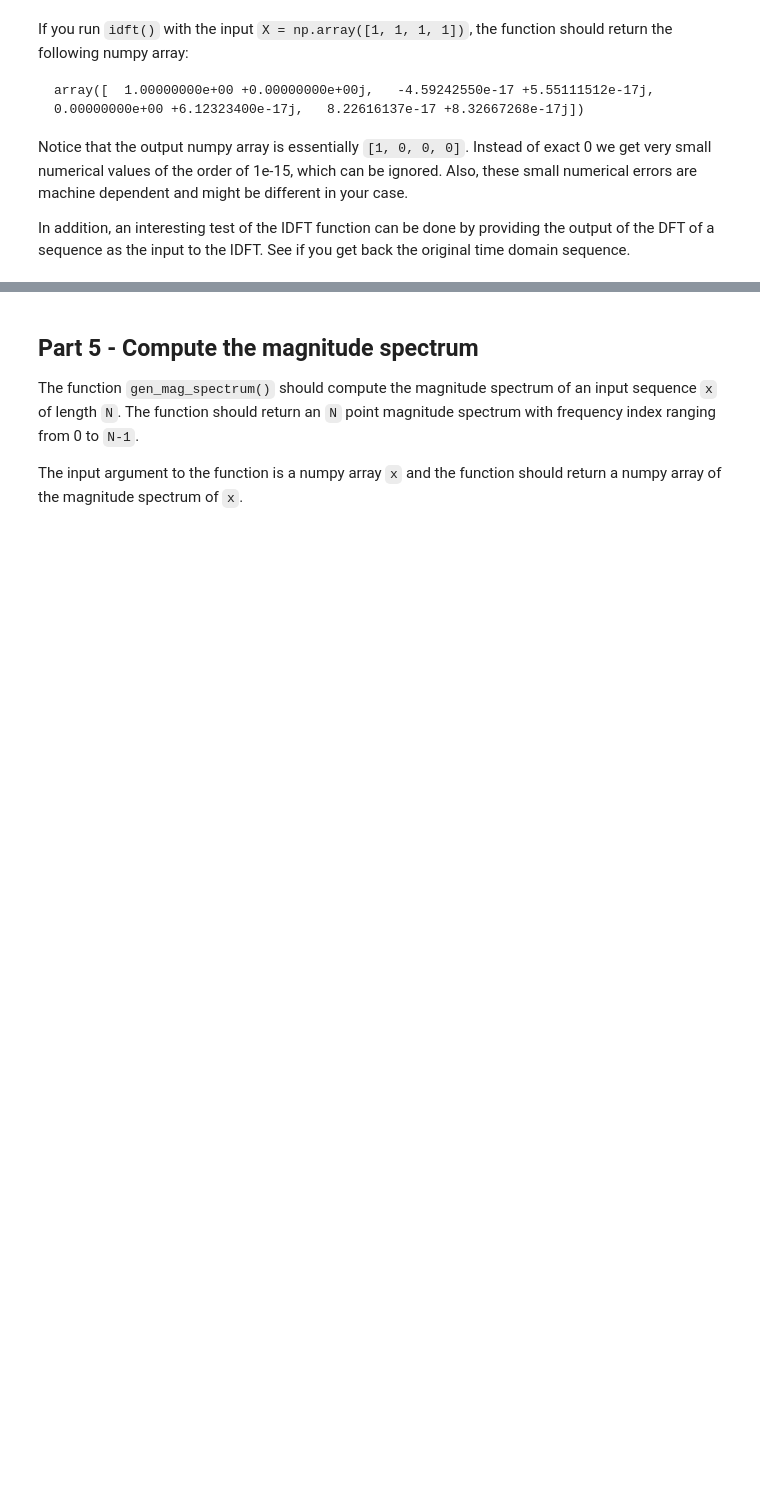
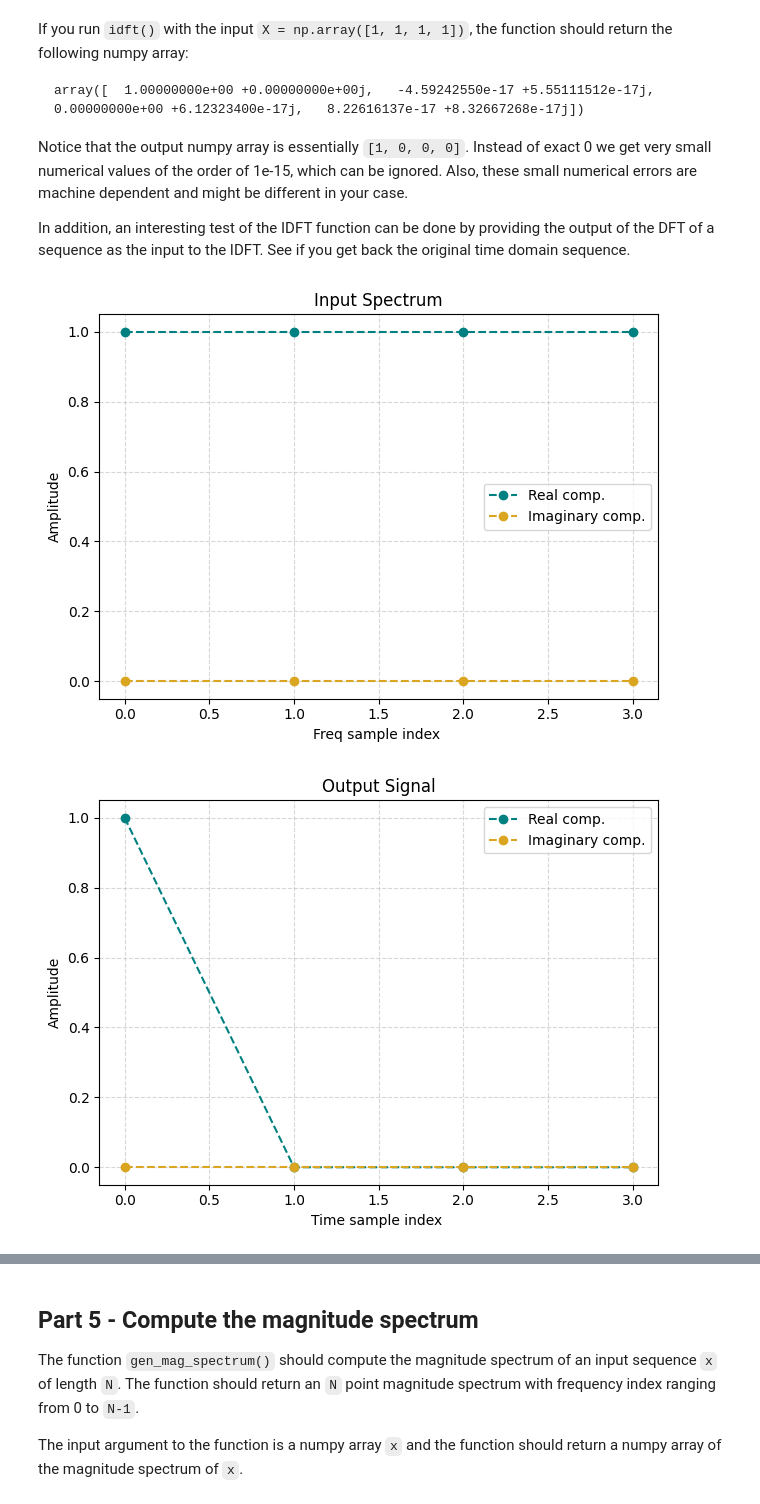
Before and after one commit to inesbroto/sms-tools-materials, a Jupyter notebook: exercises/E2-Sinusoids-and-DFT.ipynb, the cells around one changed output, grey strips where cells are left out. Drawn from its saved outputs; the diff is of its cells as text; code cells hidden in the pictures; blank space fills up the shorter version.

```diff
--- a/exercises/E2-Sinusoids-and-DFT.ipynb
+++ b/exercises/E2-Sinusoids-and-DFT.ipynb
@@ -231,6 +246,13 @@ def idft(X):
 
     """
     ### Your code here
+    N = len(X)
+    idft_seq = np.zeros(N,dtype = 'complex_') #prelocating space for efficiency reasons.
+    for k in np.arange(N):
+        c_sine = gen_complex_sine(k, N, conj=False)
+        idft_seq[k] = np.inner(X,c_sine)/N
+
+    return idft_seq
 # %% [markdown]
 If you run `idft()` with the input `X = np.array([1, 1, 1, 1])`, the function should return the following numpy array:
 
@@ -248,0 +266,50 @@ In addition, an interesting test of the IDFT function can be done by providing t
+# %%
+# E2 - 4.2: Plot input spectrum (real and imaginary parts) suggested above, call idft(), plot output signal
+# (real and imaginary parts), compute the idft() of the output signal to validate that you get back the input spectrum.
+
+### Your code here
+
+X = np.array([1, 1, 1, 1])
+x = idft(X)
+
+N = len(x)
+plt.plot(np.arange(N), [i.real for i in X],'o--', color='teal', label='Real comp.')
+plt.plot(np.arange(N), [i.imag for i in X], 'o--',color='goldenrod',  label='Imaginary comp.')
+
+plt.title("Input Spectrum")
+plt.xlabel("Freq sample index ")
+plt.ylabel("Amplitude")
+plt.grid(True, linestyle='--', alpha=0.5)
+plt.legend()
+plt.tight_layout()
+plt.show()
+
+
+
+plt.plot(np.arange(N), [i.real for i in x],'o--', color='teal', label='Real comp.')
+plt.plot(np.arange(N), [i.imag for i in x], 'o--',color='goldenrod',  label='Imaginary comp.')
+
+plt.title("Output Signal")
+plt.xlabel("Time sample index ")
+plt.ylabel("Amplitude")
+plt.grid(True, linestyle='--', alpha=0.5)
+plt.legend()
+plt.tight_layout()
+plt.show()
+
+
+
+X = dft(x)
+plt.plot(np.arange(N), [i.real for i in X],'o--', color='teal', label='Real comp.')
+plt.plot(np.arange(N), [i.imag for i in X], 'o--',color='goldenrod',  label='Imaginary comp.')
+
+plt.title("Output Signal")
+plt.xlabel("Time sample index ")
+plt.ylabel("Amplitude")
+plt.grid(True, linestyle='--', alpha=0.5)
+plt.legend()
+plt.tight_layout()
+plt.show()
+# %% [output]
+[figure, added]
+[figure, added]
```
Also changed, not shown: parts of 11 cells of this notebook.
